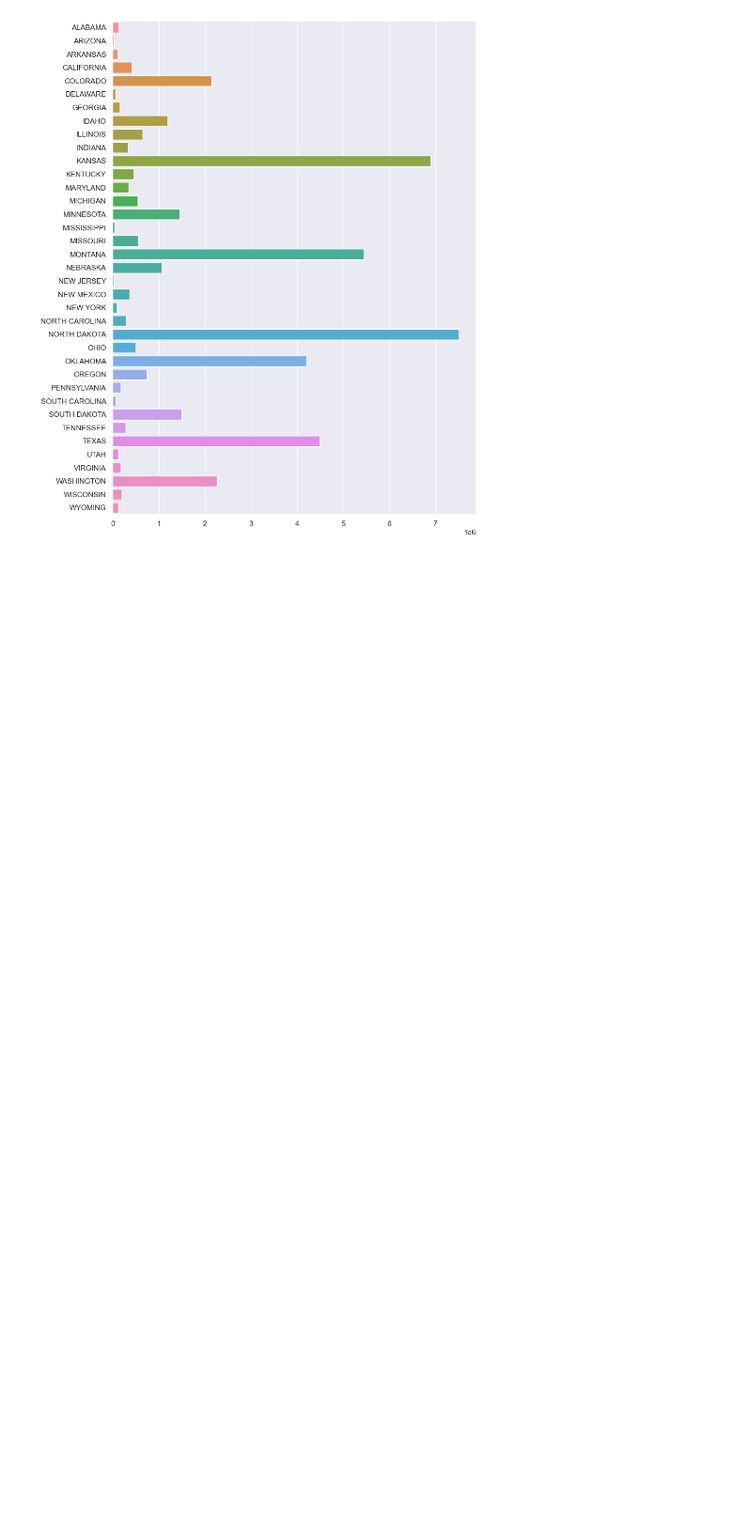
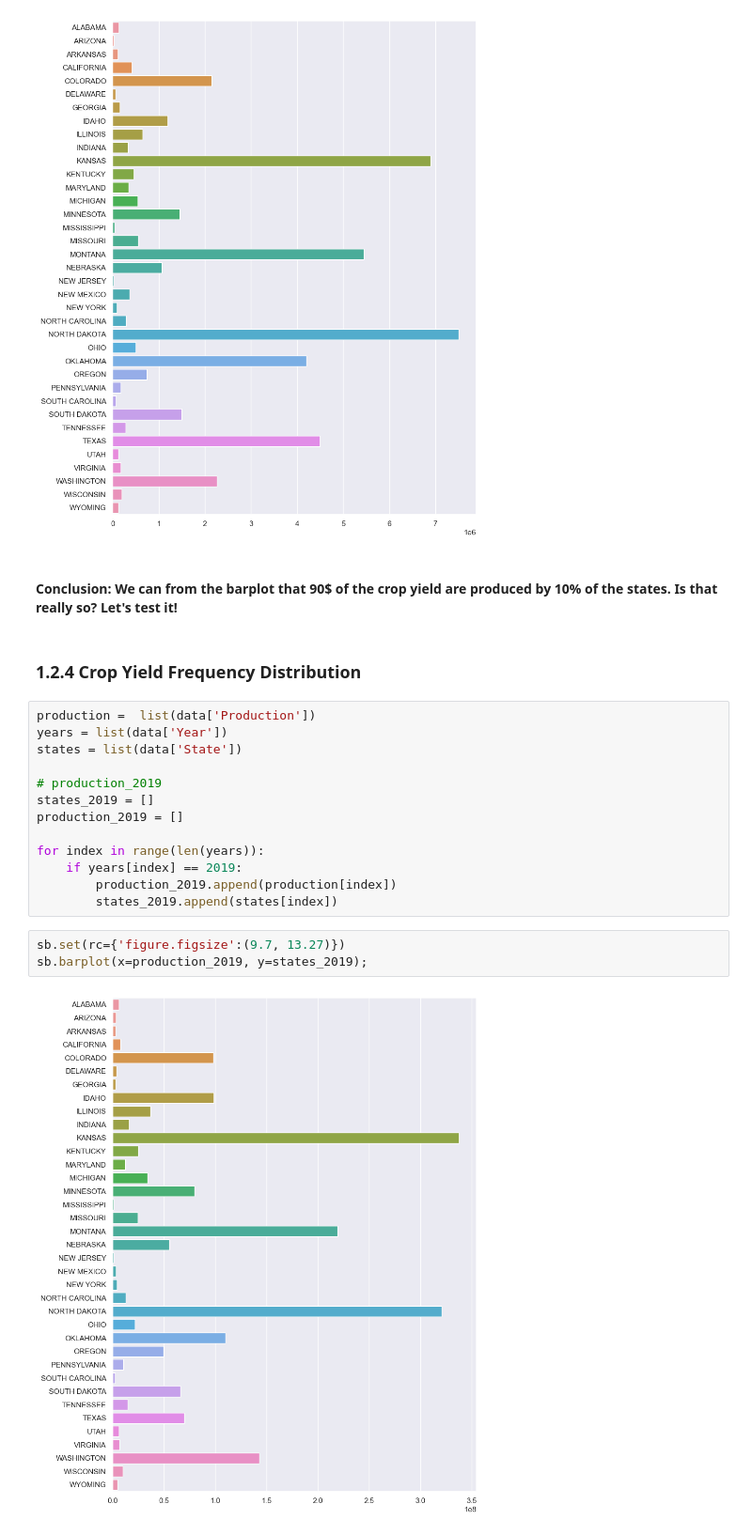
Before and after one commit to ybezginova2016/05_ML_CropsUSA, a Jupyter notebook: main_crop.ipynb, the cells around one changed output. Shown at 94% size. Cells and saved outputs as stored; diff of their text form; blank space fills up the shorter version.

Commit message:
12122022 EDA Barplots

```diff
--- a/main_crop.ipynb
+++ b/main_crop.ipynb
@@ -109,3 +109,25 @@ sb.set(rc={'figure.figsize':(9.7, 13.27)})
 sb.barplot(x=acres_2019, y=states_2019);
 # %% [output]
 [figure]
+# %% [markdown]
+#### Conclusion: We can from the barplot that 90$ of the crop yield are produced by 10% of the states. Is that really so? Let's test it!
+# %% [markdown]
+### 1.2.4 Crop Yield Frequency Distribution
+# %%
+production =  list(data['Production'])
+years = list(data['Year'])
+states = list(data['State'])
+
+# production_2019
+states_2019 = []
+production_2019 = []
+
+for index in range(len(years)):
+    if years[index] == 2019:
+        production_2019.append(production[index])
+        states_2019.append(states[index])
+# %%
+sb.set(rc={'figure.figsize':(9.7, 13.27)})
+sb.barplot(x=production_2019, y=states_2019);
+# %% [output]
+[figure, added]
```
Also changed, not shown: parts of 1 cell of this notebook.
